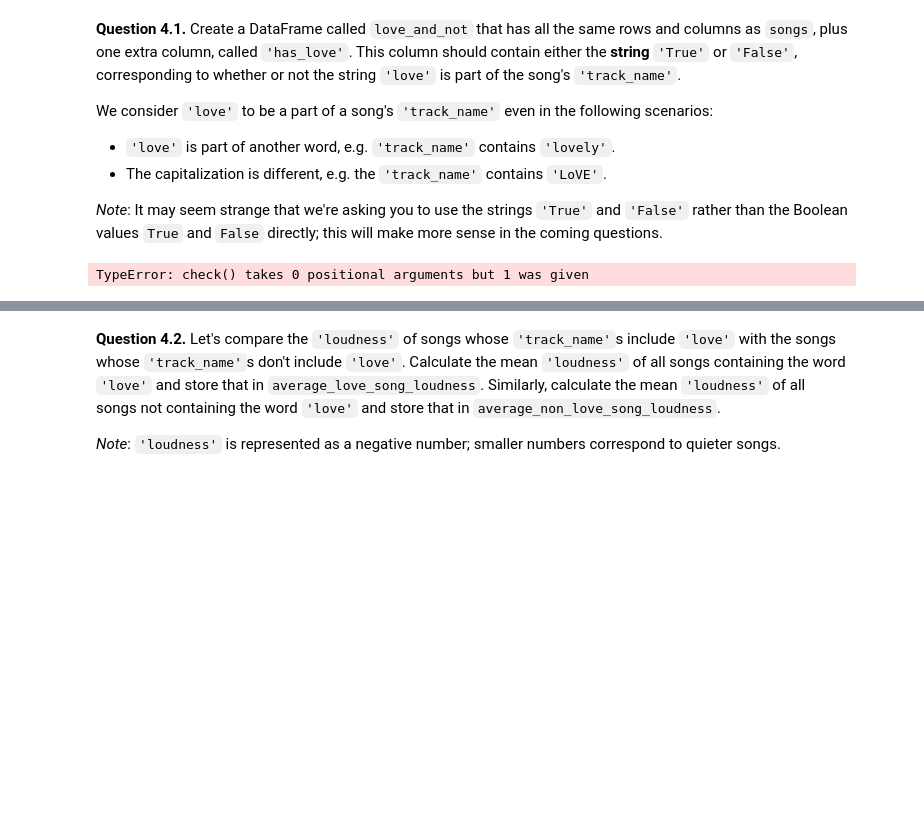
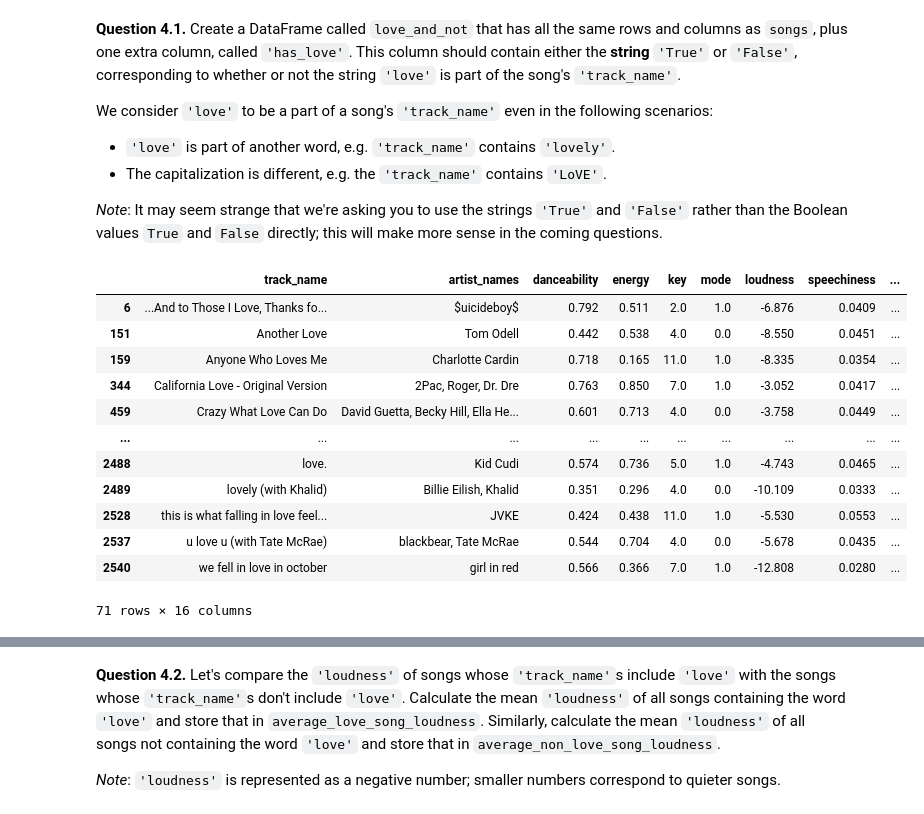
Before and after one commit to MihirYJoshi/midterm_project, a Jupyter notebook: midterm_projectUPTODATE.ipynb, the cells around one changed output, grey strips where cells are left out. Saved outputs shown, nothing was run; the diff lists cells and outputs as text; code cells hidden in the pictures; blank space fills up the shorter version.

```diff
--- a/midterm_projectUPTODATE.ipynb
+++ b/midterm_projectUPTODATE.ipynb
@@ -822,15 +822,29 @@ We consider `'love'` to be a part of a song's `'track_name'` even in the followi
 
 _Note_: It may seem strange that we're asking you to use the strings `'True'` and `'False'` rather than the Boolean values `True` and `False` directly; this will make more sense in the coming questions.
 # %%
-def check():
-    if(songs.get("name").str.contains("love")):
+def check(song):
+    if("love" in song.lower()):
+        return "True"
+    elif("LOVE" in song.lower()):
         return "True"
     else:
         return "False"
 
-love_and_not = songs.assign(has_love = songs.apply(check))
-love_and_not
+love_and_not = songs.assign(has_love = songs.get("track_name").apply(check))
+love_and_not[love_and_not.get("has_love")=="True"]
 # %% [output]
+|  | track_name | artist_names | danceability | energy | key | mode | loudness | speechiness | ... |
+| 6 | ...And to Those I Love, Thanks fo... | $uicideboy$ | 0.792 | 0.511 | 2.0 | 1.0 | -6.876 | 0.0409 | ... |
+| 151 | Another Love | Tom Odell | 0.442 | 0.538 | 4.0 | 0.0 | -8.550 | 0.0451 | ... |
+| 159 | Anyone Who Loves Me | Charlotte Cardin | 0.718 | 0.165 | 11.0 | 1.0 | -8.335 | 0.0354 | ... |
+| 344 | California Love - Original Version | 2Pac, Roger, Dr. Dre | 0.763 | 0.850 | 7.0 | 1.0 | -3.052 | 0.0417 | ... |
+| 459 | Crazy What Love Can Do | David Guetta, Becky Hill, Ella He... | 0.601 | 0.713 | 4.0 | 0.0 | -3.758 | 0.0449 | ... |
+| ... | ... | ... | ... | ... | ... | ... | ... | ... | ... |
+| 2488 | love. | Kid Cudi | 0.574 | 0.736 | 5.0 | 1.0 | -4.743 | 0.0465 | ... |
+| 2489 | lovely (with Khalid) | Billie Eilish, Khalid | 0.351 | 0.296 | 4.0 | 0.0 | -10.109 | 0.0333 | ... |
+| 2528 | this is what falling in love feel... | JVKE | 0.424 | 0.438 | 11.0 | 1.0 | -5.530 | 0.0553 | ... |
+| 2537 | u love u (with Tate McRae) | blackbear, Tate McRae | 0.544 | 0.704 | 4.0 | 0.0 | -5.678 | 0.0435 | ... |
+| 2540 | we fell in love in october | girl in red | 0.566 | 0.366 | 7.0 | 1.0 | -12.808 | 0.0280 | ... |
-TypeError: check() takes 0 positional arguments but 1 was given
+71 rows × 16 columns
 # %%
 grader.check("q4_1")
```
Also changed, not shown: parts of 9 cells of this notebook, 1 other file.
